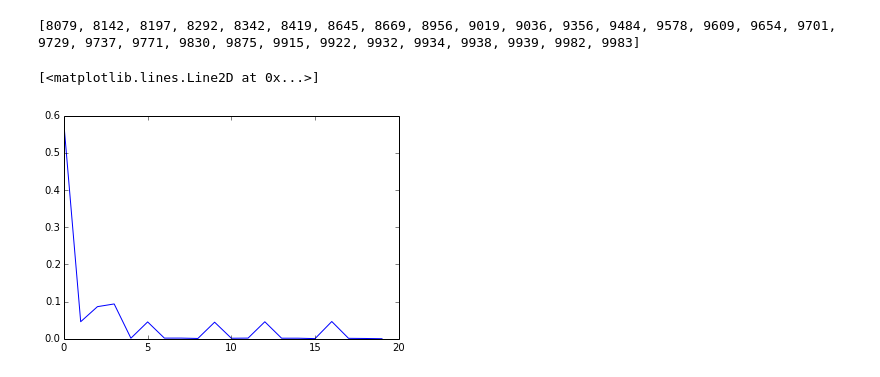
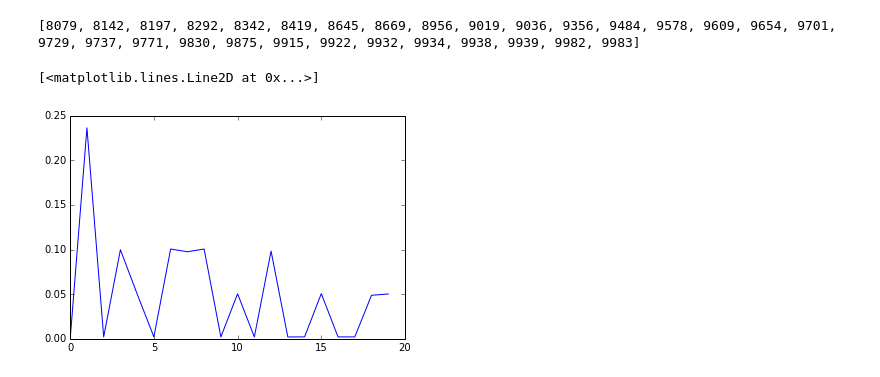
Before and after one commit to dssg/wikienergy, a Jupyter notebook: proto/pylearn2/test_disagg.ipynb, the cells around one changed output. Saved outputs shown, nothing was run; the diff lists cells and outputs as text; code cells hidden in the pictures.

```diff
--- a/proto/pylearn2/test_disagg.ipynb
+++ b/proto/pylearn2/test_disagg.ipynb
@@ -46,7 +46,7 @@ print test_ids
 # %% [output]
 [8079, 8142, 8197, 8292, 8342, 8419, 8645, 8669, 8956, 9019, 9036, 9356, 9484, 9578, 9609, 9654, 9701, 9729, 9737, 9771, 9830, 9875, 9915, 9922, 9932, 9934, 9938, 9939, 9982, 9983]
 # %%
-model_file = "models/ac_disagg_0_cpu.pkl"
+model_file = "models/ac_disagg_subset_cpu.pkl"
 
 with open(model_file,'r') as f:
     model = pickle.load(f)
@@ -57,10 +57,10 @@ X = model.get_input_space().make_theano_batch()
 Y = model.fprop(X)
 f = theano.function([X],Y,allow_input_downcast=True)
 # %%
-outputs = f(test_data[:,:,np.newaxis,np.newaxis])
+outputs = f(test_inputs[:,:,np.newaxis,np.newaxis])
 # %%
-plt.plot(outputs.T)
+plt.plot(outputs[0])
 # %% [output]
 [<matplotlib.lines.Line2D at 0x...>]
-[figure, old version]
+[figure, new version]
 # %%
```
Also changed, not shown: parts of 6 cells of this notebook.
